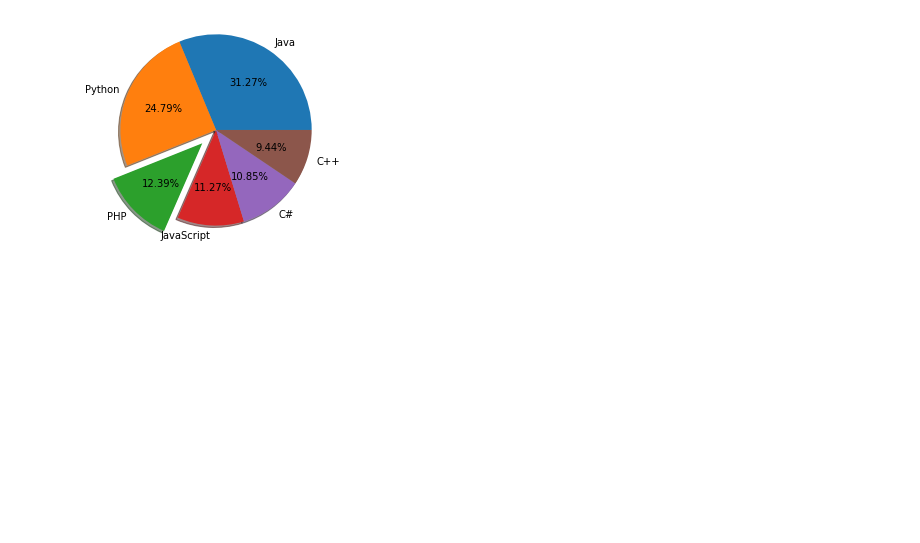
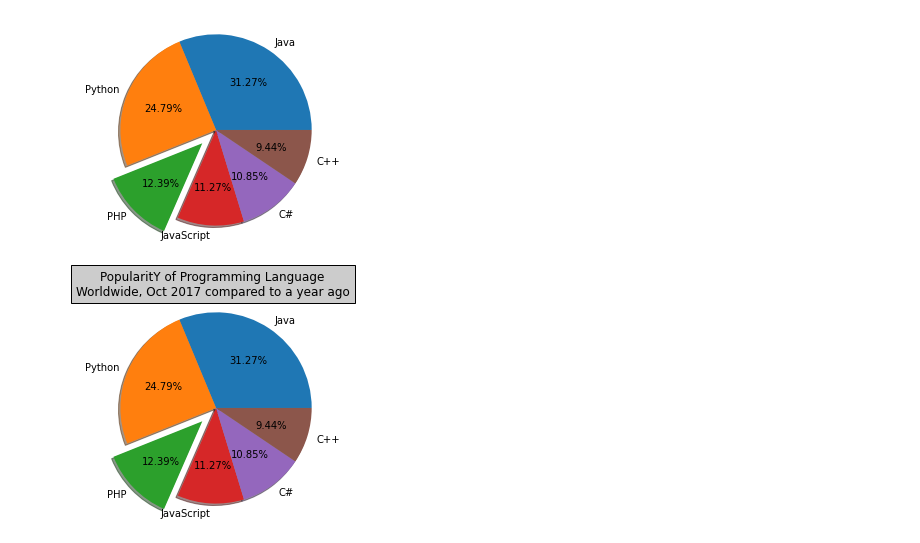
Before and after one commit to SwapnilBhoyar/LibraryPrograms, a Jupyter notebook: Matplotlib/Piechart/LanguagePopularityPie.ipynb, the cells around one changed output. Drawn from its saved outputs; the diff is of its cells as text; code cells hidden in the pictures; blank space fills up the shorter version.

```diff
--- a/Matplotlib/Piechart/LanguagePopularityPie.ipynb
+++ b/Matplotlib/Piechart/LanguagePopularityPie.ipynb
@@ -25,3 +25,19 @@ plt.axis('equal')
 plt.show()
 # %% [output]
 [figure]
+# %%
+languages = 'Java', 'Python', 'PHP', 'JavaScript', 'C#', 'C++'
+popuratity = [22.2, 17.6, 8.8, 8, 7.7, 6.7]
+colors = ["#1f77b4", "#ff7f0e", "#2ca02c", "#d62728", "#9467bd", "#8c564b"]
+
+explode = (0, 0, 0.2, 0,0,0)
+
+plt.pie(popuratity, explode=explode, labels=languages,
+autopct='%1.2f%%', shadow=True)
+
+plt.axis('equal')
+
+plt.title("PopularitY of Programming Language\n" + "Worldwide, Oct 2017 compared to a year ago", bbox={'facecolor':'0.8', 'pad':5})
+plt.show()
+# %% [output]
+[figure, added]
```
Also changed, not shown: parts of 1 cell of this notebook.
